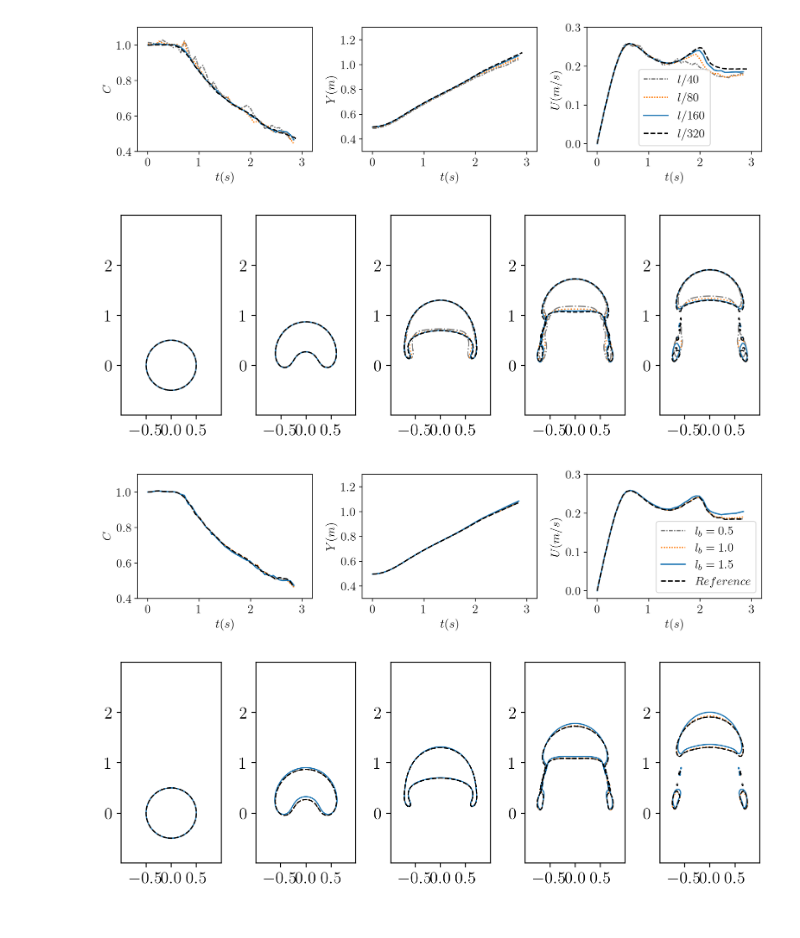
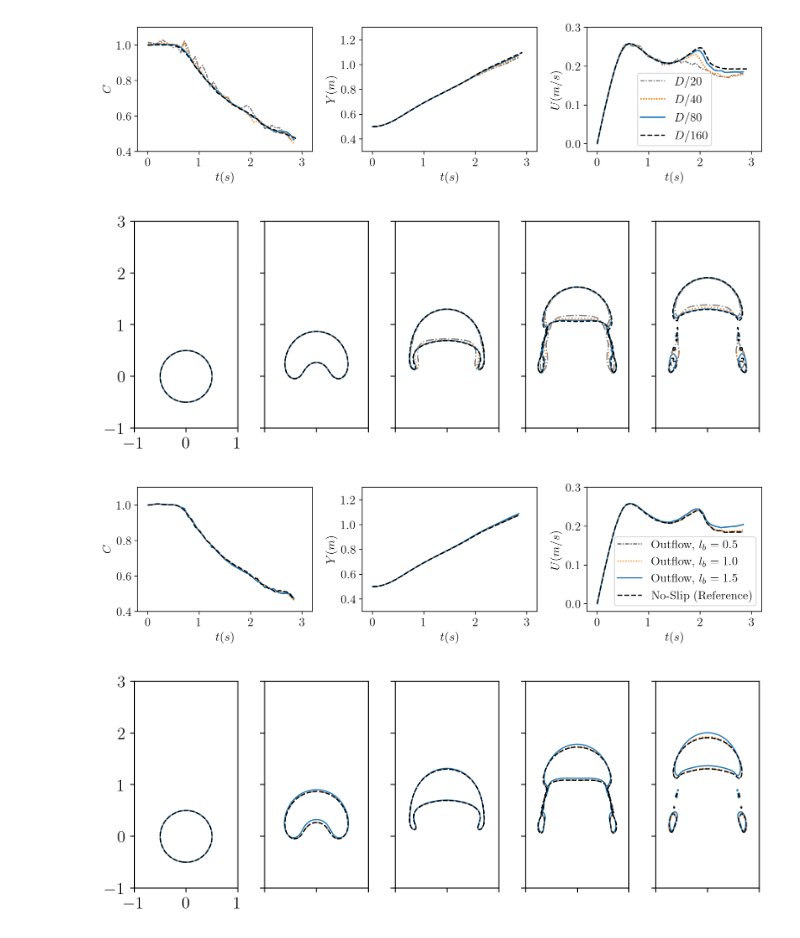
Before and after one commit to Lab-Notebooks/Benchmarks-Tutorials, a Jupyter notebook: analysis/RisingBubble/Comparison-Case2.ipynb, the cells around one changed output. Drawn from its saved outputs; the diff is of its cells as text; code cells hidden in the pictures.

```diff
--- a/analysis/RisingBubble/Comparison-Case2.ipynb
+++ b/analysis/RisingBubble/Comparison-Case2.ipynb
@@ -15,9 +16,9 @@ for key in DsetDirs:
     Datasets = LocalModule.read_datasets(DsetDirs[key], FileTags[key])
     Results[key] = numpy.array([LocalModule.process_dataset(Dataset) for Dataset in Datasets])
 # %%
-Reference1 = numpy.loadtxt("Benchmarks/Reference/data_bench_quantities/c2g1l8.txt")
+Reference1 = numpy.loadtxt("Benchmarks/Reference/data_bench_quantities/c2g1l7.txt")
 Reference2 = numpy.loadtxt("Benchmarks/Reference/data_bench_quantities/c2g2l3.txt")
-Reference3 = numpy.loadtxt("Benchmarks/Reference/data_bench_quantities/c2g3l4.txt")
+Reference3 = numpy.loadtxt("Benchmarks/Reference/data_bench_quantities/c2g3l3.txt")
 pyplot.rc("font", family="serif", size=14, weight="bold")
 pyplot.rc("axes", labelweight="bold", titleweight="bold")
 pyplot.rc("text", usetex=True)
@@ -59,7 +60,7 @@ for Plot, Index in zip(PlotList, QuantIndex):
     Plot.set_xlim([-0.2,3.2])
     Plot.set_xlabel(r"$t(s)$")
 
-pyplot.legend(["TP2D", "MooNMD", "FreeLIFE", f"Flash-X ($l/320$)"])
+pyplot.legend(["TP2D ($D/160$)", "MooNMD ($600$ DOF)", "FreeLIFE ($D/160$)", f"Flash-X ($D/160$)"], borderpad=0.25, fontsize=13)
 pyplot.tight_layout()
 #pyplot.savefig("/Users/Akash/Desktop/fig_ref_compare.png")
 pyplot.show()
@@ -116,31 +117,36 @@ import boxkit
 import boxkit.resources.flash as flash_box
 
 pyplot.rc("font", family="serif", size=14, weight="bold")
 pyplot.rc("axes", labelweight="bold", titleweight="bold")
 pyplot.rc("text", usetex=True)
 
 FileIndex = [*range(5)]
 Figure, PlotList = pyplot.subplots(1, len(FileIndex), figsize=(8,3), dpi=200)
 
 for Plot, Index in zip(PlotList,FileIndex):
 
     Linestyles = itertools.cycle(("-.",":", "-", "--"))
     Colors = itertools.cycle(("tab:gray","tab:orange","tab:blue","black"))
     Linewidths = itertools.cycle((1,1,1,1))
 
     for key in Datasets:
         Merged = boxkit.mergeblocks(Datasets[key][Index], ["dfun"])
         Merged.fill_guard_cells()
         flash_box.lset_plot_contour_2d(Plot, Merged,
                                        linestyles=next(Linestyles),
                                        linewidths=next(Linewidths),
                                        colors=next(Colors))
 
     Plot.set_aspect('equal')
+    Plot.set_xlim([-1,1])
+    Plot.set_ylim([-1,3])
+    if Index != 0:
+        Plot.xaxis.set_tick_params(labelbottom=False)
+        Plot.yaxis.set_tick_params(labelbottom=False)
 
 #pyplot.axis('equal')
 #pyplot.savefig("/Users/Akash/Desktop/fig_grid_bubble.png")
 pyplot.tight_layout()
 pyplot.show()
 # %% [output]
-[figure, old version]
+[figure, new version]
@@ -184,9 +233,9 @@ for Plot, Index in zip(PlotList, QuantIndex):
     Plot.set_xlim([-0.2,3.2])
     Plot.set_xlabel(r"$t(s)$")
 
-pyplot.legend([f"$l_b=0.5$",f"$l_b=1.0$",f"$l_b=1.5$",f"$Reference$"])
+pyplot.legend([f"Outflow, $l_b=0.5$",f"Outflow, $l_b=1.0$",f"Outflow, $l_b=1.5$",f"No-Slip (Reference)"], borderpad=0.25)
 pyplot.tight_layout()
 #pyplot.savefig("/Users/Akash/Desktop/fig_grid_compare.png")
 pyplot.show()
 # %% [output]
-[figure, old version]
+[figure, new version]
@@ -216,12 +265,17 @@ for Plot, Index in zip(PlotList,FileIndex):
                                        linestyles=next(Linestyles),
                                        linewidths=next(Linewidths),
                                        colors=next(Colors))
-
     Plot.set_aspect('equal')
+    Plot.set_xlim([-1,1])
+    Plot.set_ylim([-1,3])
+    if Index != 0:
+        Plot.xaxis.set_tick_params(labelbottom=False)
+        Plot.yaxis.set_tick_params(labelbottom=False)
 
 #pyplot.axis('equal')
 #pyplot.savefig("/Users/Akash/Desktop/fig_grid_bubble.png")
+#pyplot.xlabel([-1, 1])
 pyplot.tight_layout()
 pyplot.show()
 # %% [output]
-[figure, old version]
+[figure, new version]
```
Also changed, not shown: parts of 6 cells of this notebook.
